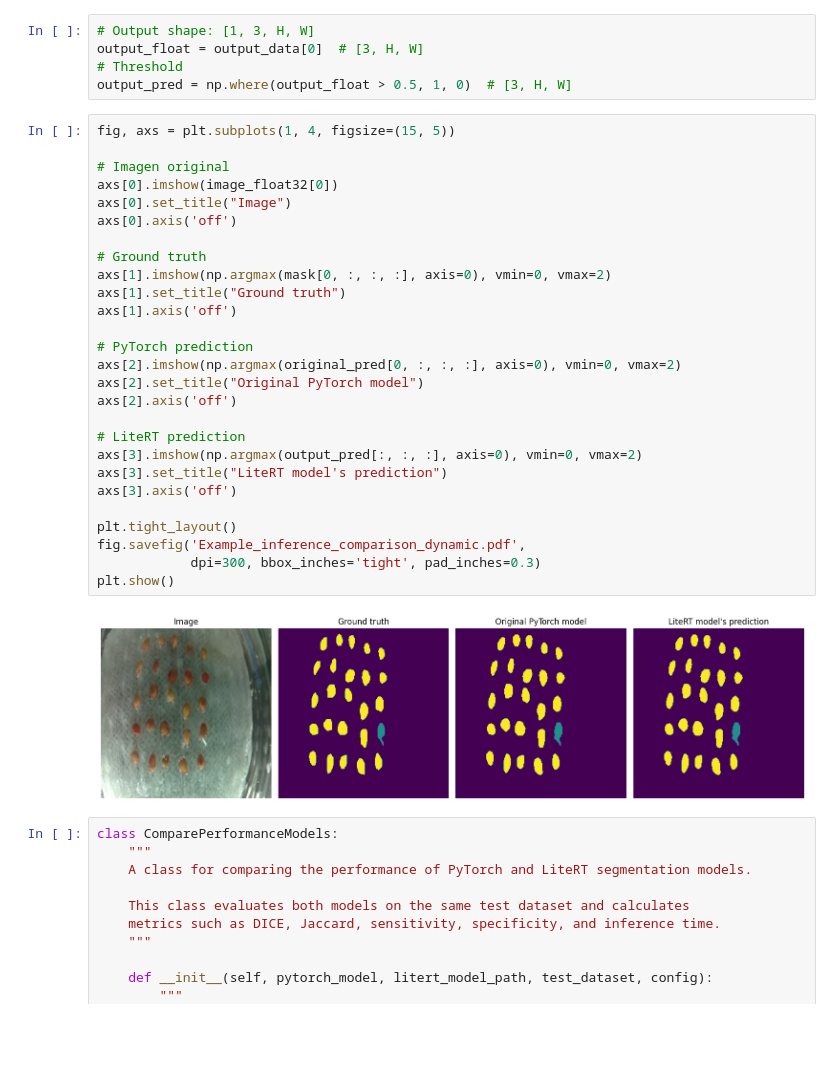
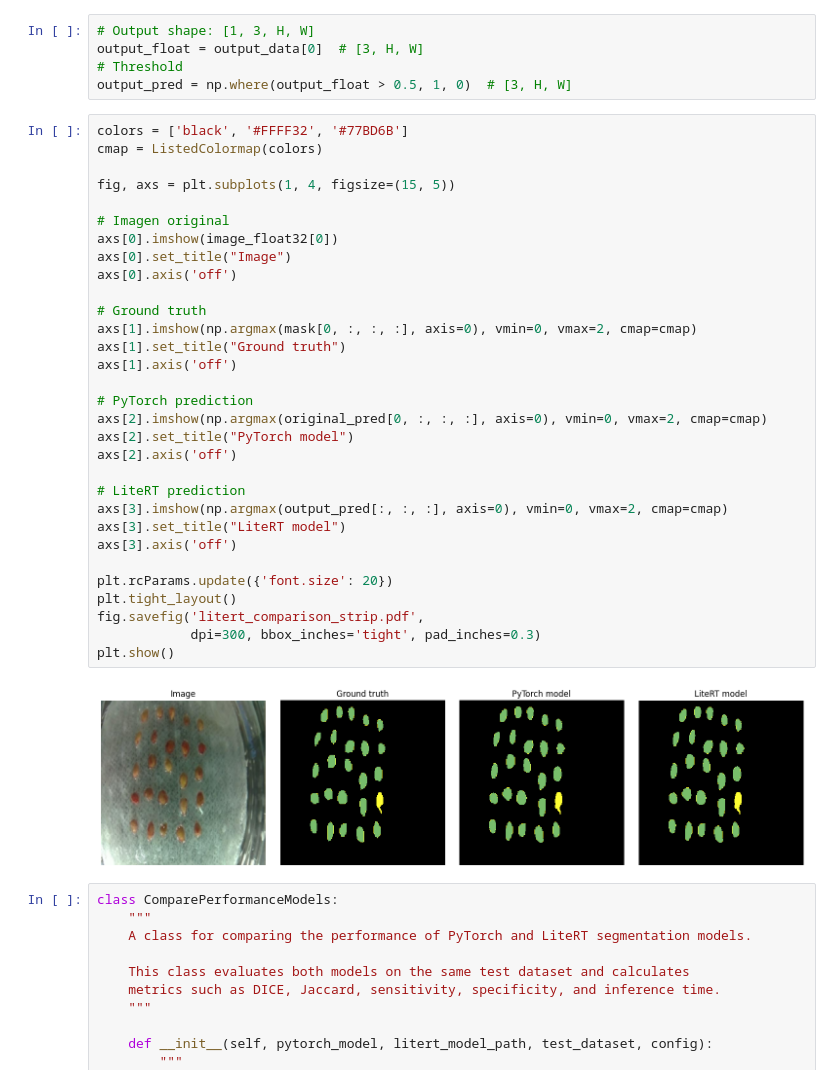
Before and after one commit to UN-GCPDS/SeedGermination, a Jupyter notebook: Notebooks/Export Pytorch to LiteRT/unet-to-litert-seeds.ipynb, the cells around one changed output. Cells and saved outputs as stored; diff of their text form; blank space fills up the shorter version.

```diff
--- a/Notebooks/Export Pytorch to LiteRT/unet-to-litert-seeds.ipynb
+++ b/Notebooks/Export Pytorch to LiteRT/unet-to-litert-seeds.ipynb
@@ -166,34 +171,38 @@ output_float = output_data[0]  # [3, H, W]
 # Threshold
 output_pred = np.where(output_float > 0.5, 1, 0)  # [3, H, W]
 # %%
+colors = ['black', '#FFFF32', '#77BD6B']
+cmap = ListedColormap(colors)
+
 fig, axs = plt.subplots(1, 4, figsize=(15, 5))
 
 # Imagen original
 axs[0].imshow(image_float32[0])
 axs[0].set_title("Image")
 axs[0].axis('off')
 
 # Ground truth
-axs[1].imshow(np.argmax(mask[0, :, :, :], axis=0), vmin=0, vmax=2)
+axs[1].imshow(np.argmax(mask[0, :, :, :], axis=0), vmin=0, vmax=2, cmap=cmap)
 axs[1].set_title("Ground truth")
 axs[1].axis('off')
 
 # PyTorch prediction
-axs[2].imshow(np.argmax(original_pred[0, :, :, :], axis=0), vmin=0, vmax=2)
-axs[2].set_title("Original PyTorch model")
+axs[2].imshow(np.argmax(original_pred[0, :, :, :], axis=0), vmin=0, vmax=2, cmap=cmap)
+axs[2].set_title("PyTorch model")
 axs[2].axis('off')
 
 # LiteRT prediction
-axs[3].imshow(np.argmax(output_pred[:, :, :], axis=0), vmin=0, vmax=2)
-axs[3].set_title("LiteRT model's prediction")
+axs[3].imshow(np.argmax(output_pred[:, :, :], axis=0), vmin=0, vmax=2, cmap=cmap)
+axs[3].set_title("LiteRT model")
 axs[3].axis('off')
 
+plt.rcParams.update({'font.size': 20})
 plt.tight_layout()
-fig.savefig('Example_inference_comparison_dynamic.pdf',
+fig.savefig('litert_comparison_strip.pdf',
             dpi=300, bbox_inches='tight', pad_inches=0.3)
 plt.show()
 # %% [output]
-[figure, old version]
+[figure, new version]
 # %%
 class ComparePerformanceModels:
     """
```
Also changed, not shown: parts of 7 cells of this notebook.
